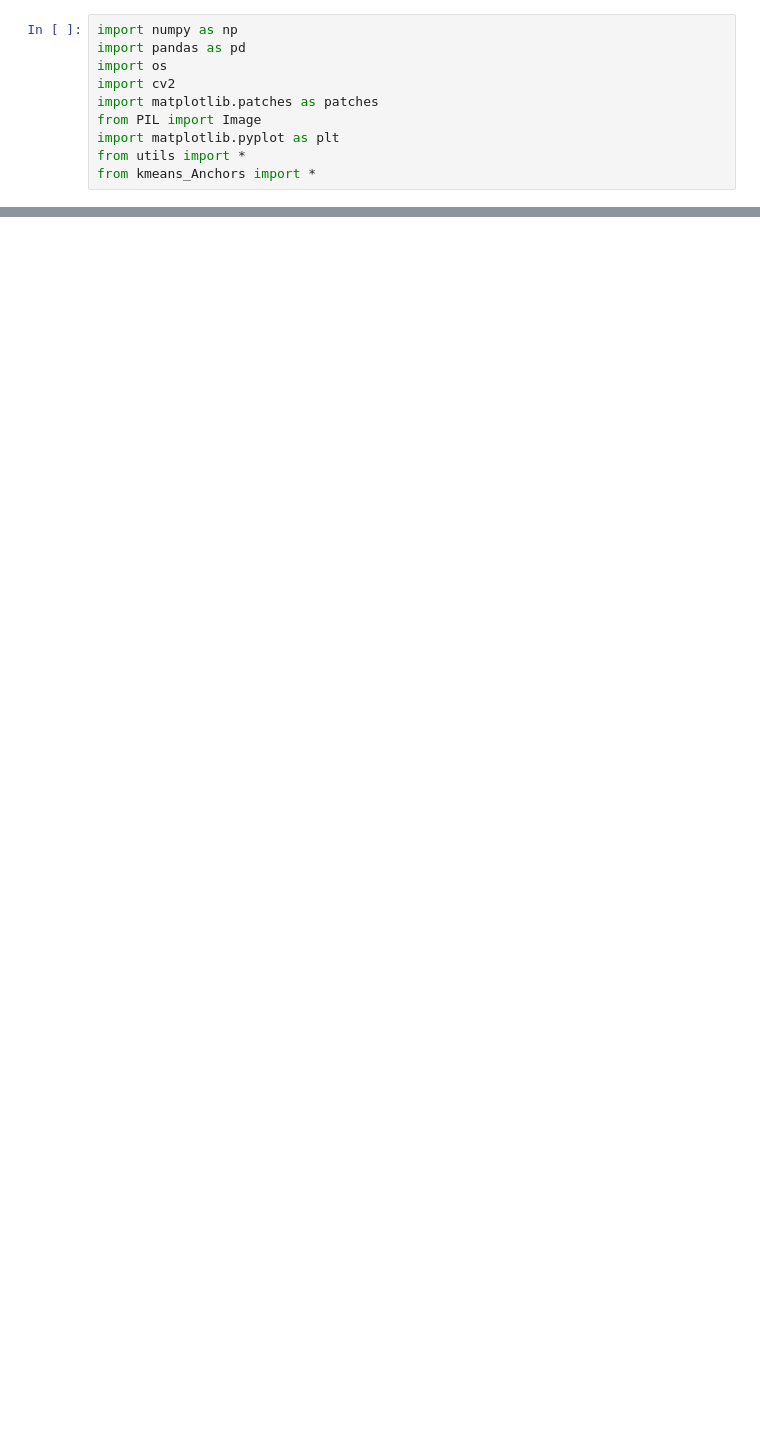
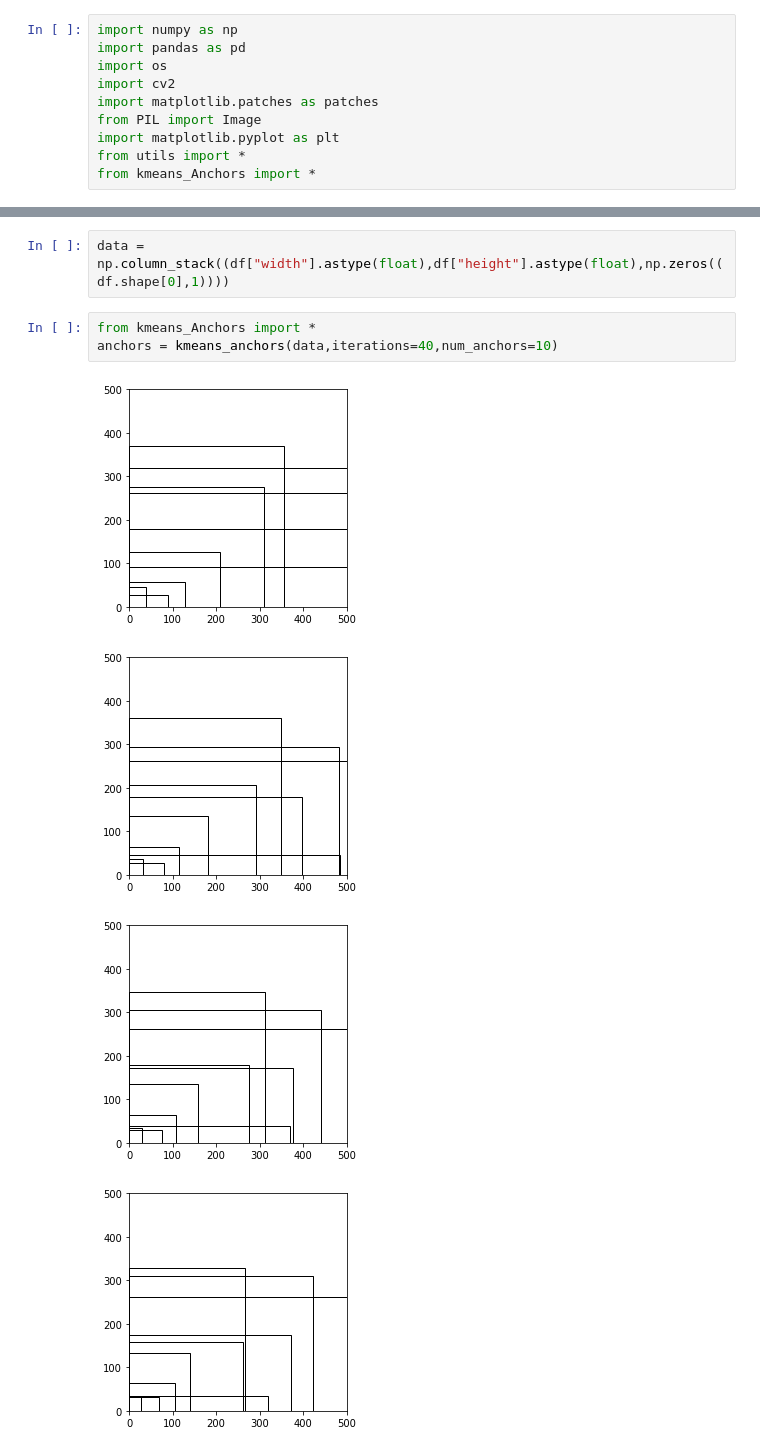
Before and after one commit to Marcelo5444/Yolov3, a Jupyter notebook: Anchor_setup.ipynb, the cells around one changed output, grey strips where cells are left out. Saved outputs shown, nothing was run; the diff lists cells and outputs as text; blank space fills up the shorter version.

```diff
--- a/Anchor_setup.ipynb
+++ b/Anchor_setup.ipynb
@@ -28,0 +30,10 @@ new_df  = df.loc[df["image"]==file]
+# %%
+data = np.column_stack((df["width"].astype(float),df["height"].astype(float),np.zeros((df.shape[0],1))))
+# %%
+from kmeans_Anchors import *
+anchors = kmeans_anchors(data,iterations=40,num_anchors=10)
+# %% [output]
+[figure, added]
+[figure, added]
+[figure, added]
+[figure, added]
```
Also changed, not shown: parts of 9 cells of this notebook, 2 other files.
